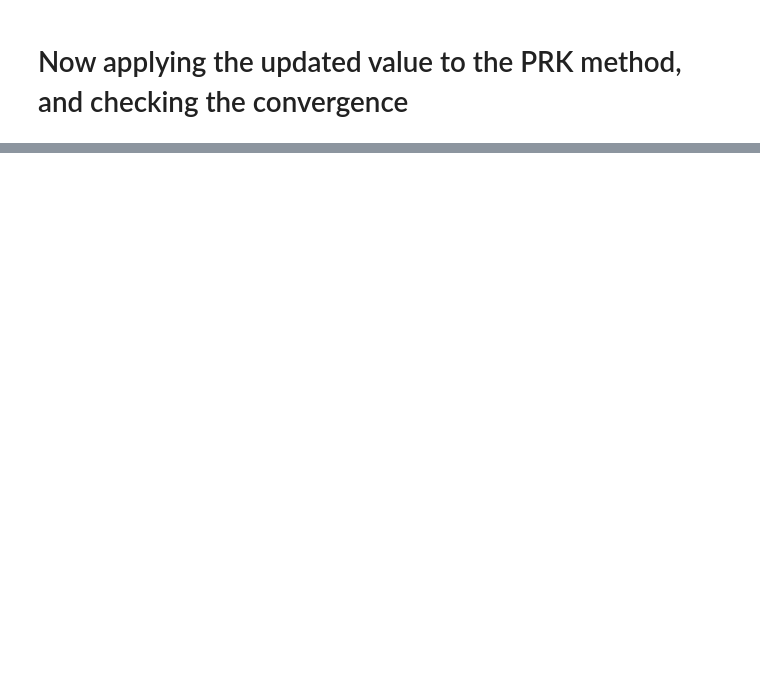
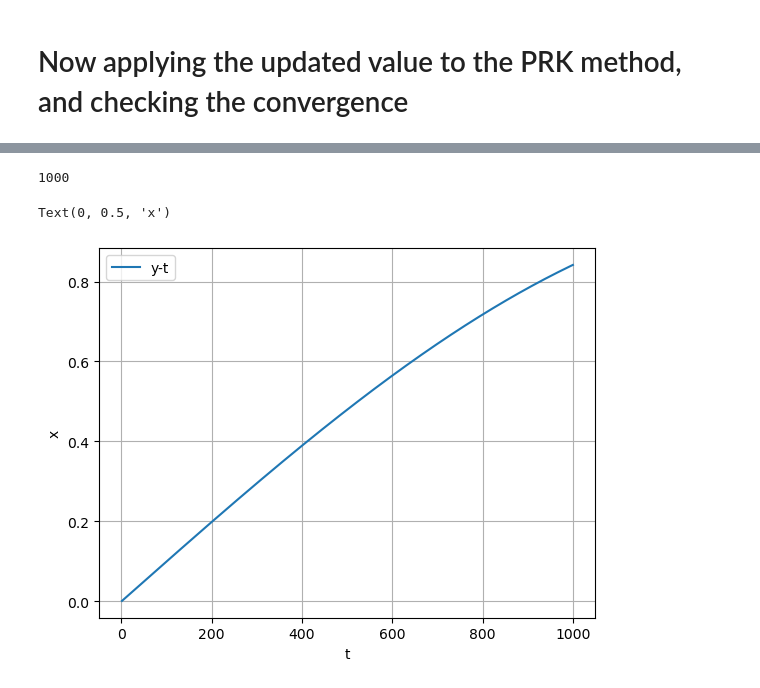
Before and after one commit to RaviPandey33/Pool_computer, a Jupyter notebook: Energy_Preserving_Scheme/Energy_Preserving_SGD_Butchers_Table (1).ipynb, the cells around one changed output, grey strips where cells are left out. Drawn from its saved outputs; the diff is of its cells as text; code cells hidden in the pictures; blank space fills up the shorter version.

```diff
--- a/Energy_Preserving_Scheme/Energy_Preserving_SGD_Butchers_Table (1).ipynb
+++ b/Energy_Preserving_Scheme/Energy_Preserving_SGD_Butchers_Table (1).ipynb
@@ -447,0 +476,11 @@ Text(0, 0.5, 'Log Error')
+# %%
+t2 = jnp.arange(1, 1001, 1)
+plt.plot(t2, yn_list, label = "y-t", )
+plt.legend()
+plt.grid()
+plt.xlabel('t')
+plt.ylabel('x')
+# %% [output]
+1000
+Text(0, 0.5, 'x')
+[figure, added]
```
Also changed, not shown: parts of 10 cells of this notebook, 2 other files.
